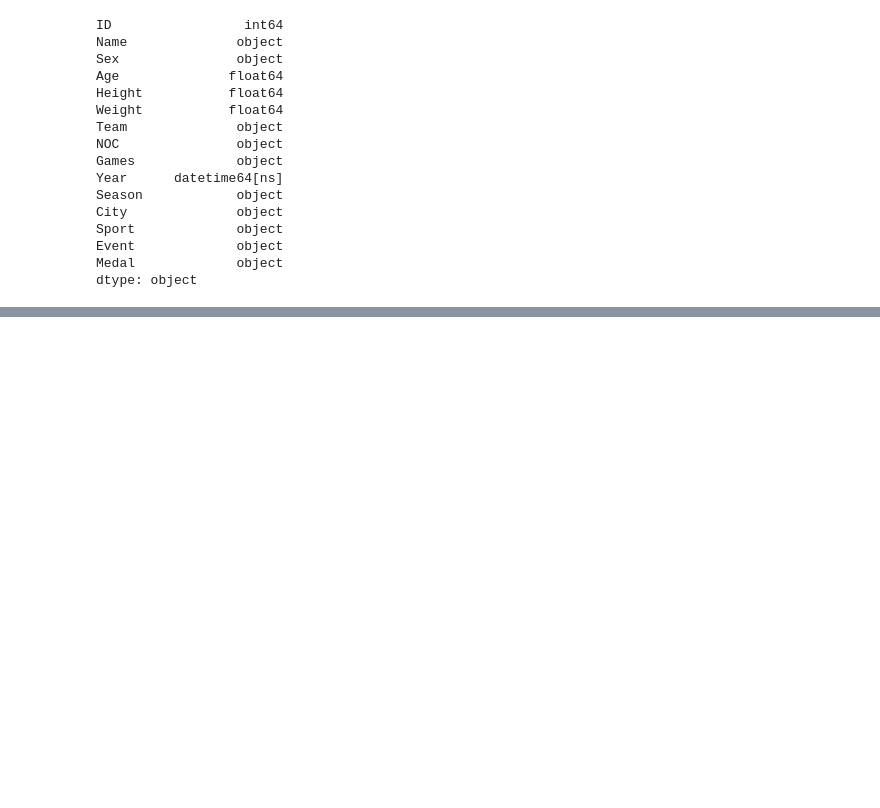
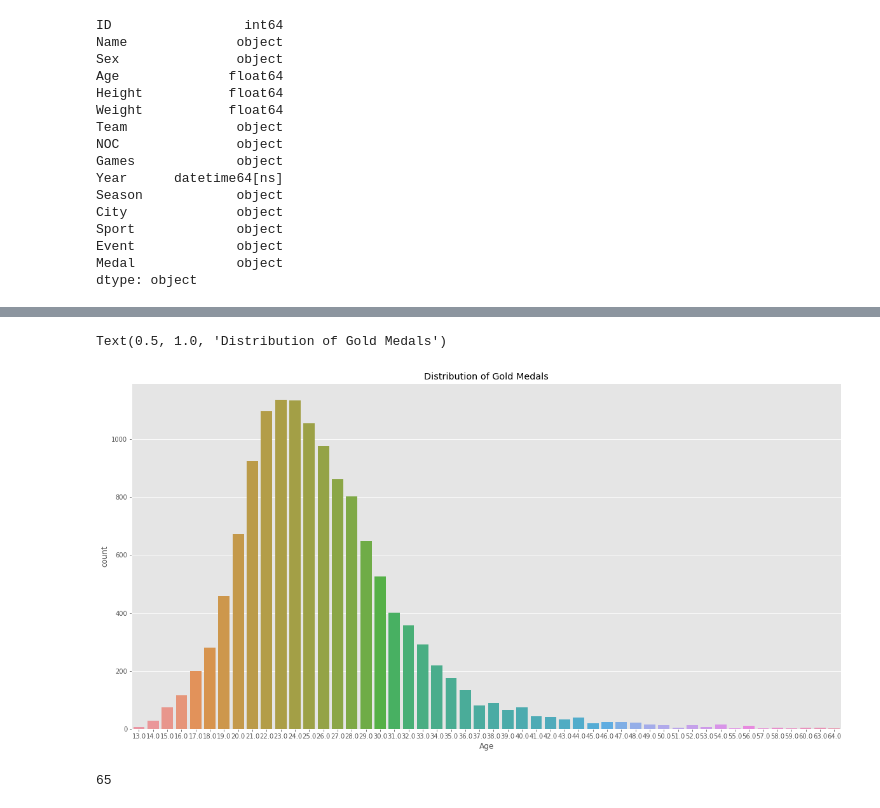
Before and after one commit to baiyuelang/olympic, a Jupyter notebook: final_project.ipynb, the cells around one changed output, grey strips where cells are left out. Saved outputs shown, nothing was run; the diff lists cells and outputs as text; code cells hidden in the pictures; blank space fills up the shorter version.

```diff
--- a/final_project.ipynb
+++ b/final_project.ipynb
@@ -102,0 +88,3 @@ df_OLY
+# %%
+regions = pd.read_csv('noc_regions.csv')
+merged = pd.merge(df, regions, on='NOC', how='left')
@@ -102,0 +100,3 @@ df_OLY
+# %%
+goldMedals = merged[(merged.Medal == 'Gold')]
+goldMedals.head()
@@ -102,0 +131,14 @@ df_OLY
+# %%
+goldMedals = goldMedals[np.isfinite(goldMedals['Age'])]
+# %%
+plt.figure(figsize=(20, 10))
+plt.tight_layout()
+sns.countplot(goldMedals['Age'])
+plt.title('Distribution of Gold Medals')
+# %% [output]
+Text(0.5, 1.0, 'Distribution of Gold Medals')
+[figure, added]
+# %%
+goldMedals['ID'][goldMedals['Age'] > 50].count()
+# %% [output]
+65
```
Also changed, not shown: parts of 9 cells of this notebook.
